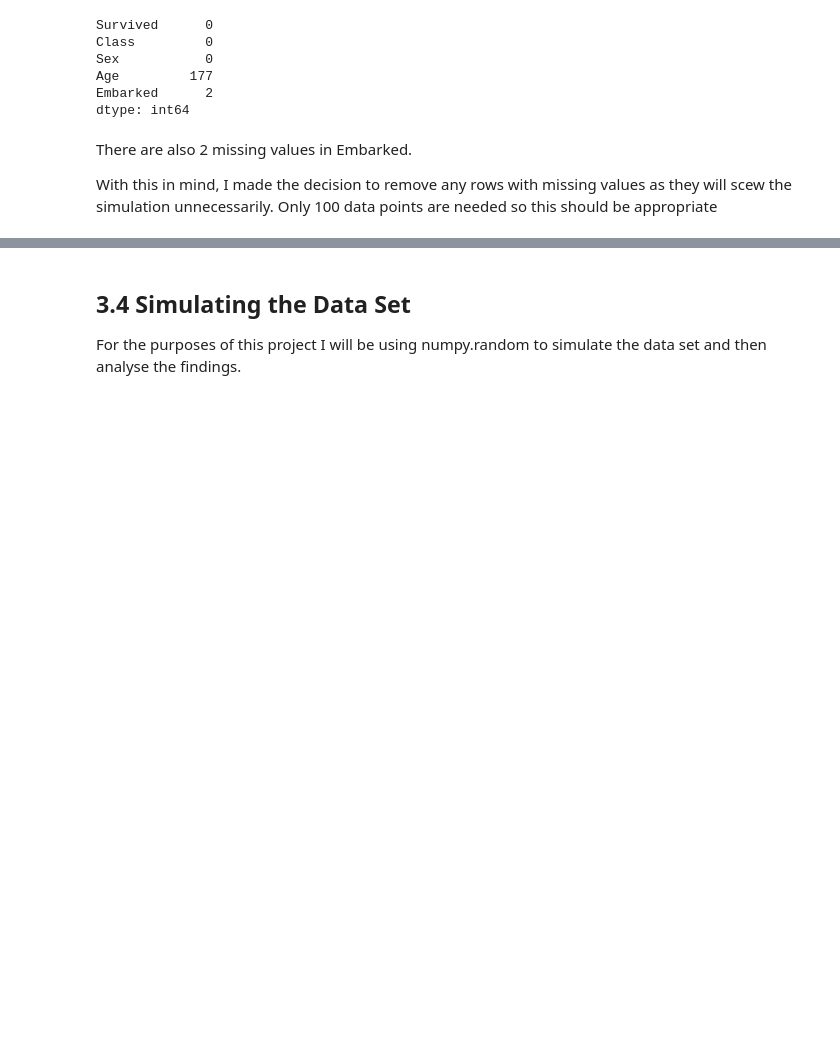
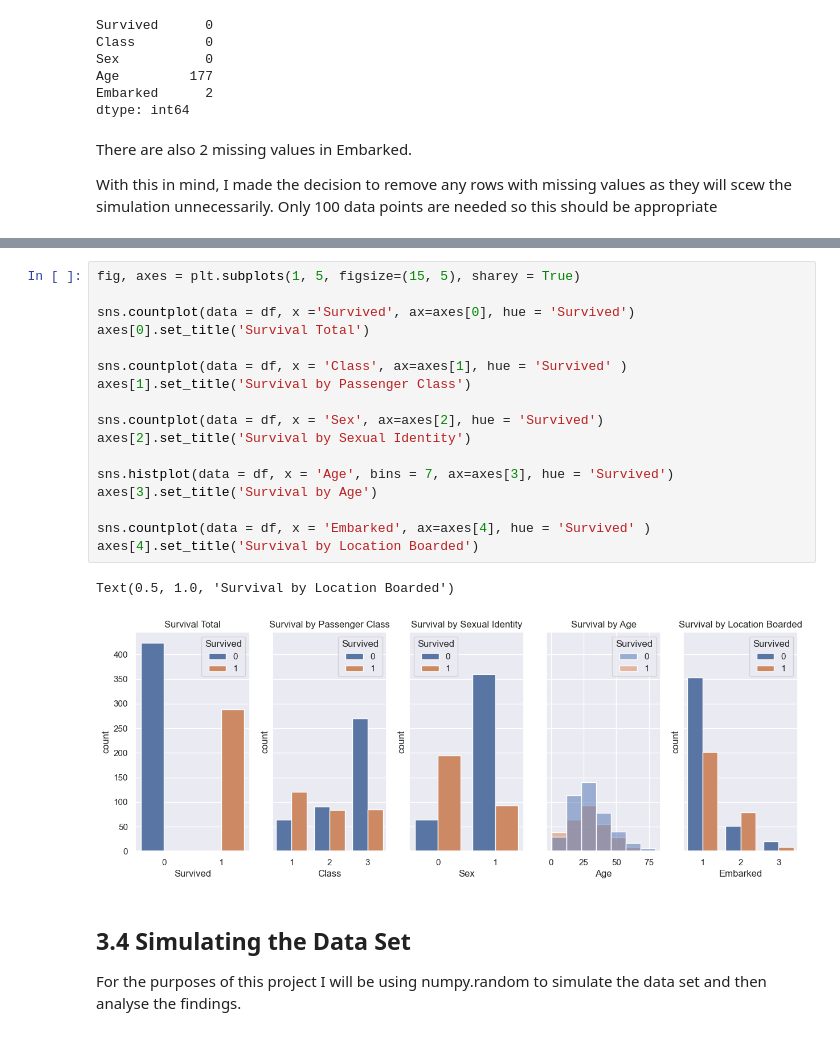
Before and after one commit to StephenCaulfield/Programming-for-Data-Analytics, a Jupyter notebook: PFDAproject.ipynb, the cells around one changed output, grey strips where cells are left out. Drawn from its saved outputs; the diff is of its cells as text; blank space fills up the shorter version.

```diff
--- a/PFDAproject.ipynb
+++ b/PFDAproject.ipynb
@@ -257,3 +310,23 @@ df.describe()
+# %%
+fig, axes = plt.subplots(1, 5, figsize=(15, 5), sharey = True)
+
+sns.countplot(data = df, x ='Survived', ax=axes[0], hue = 'Survived')
+axes[0].set_title('Survival Total')
+
+sns.countplot(data = df, x = 'Class', ax=axes[1], hue = 'Survived' )
+axes[1].set_title('Survival by Passenger Class')
+
+sns.countplot(data = df, x = 'Sex', ax=axes[2], hue = 'Survived')
+axes[2].set_title('Survival by Sexual Identity')
+
+sns.histplot(data = df, x = 'Age', bins = 7, ax=axes[3], hue = 'Survived')
+axes[3].set_title('Survival by Age')
+
+sns.countplot(data = df, x = 'Embarked', ax=axes[4], hue = 'Survived' )
+axes[4].set_title('Survival by Location Boarded')
+# %% [output]
+Text(0.5, 1.0, 'Survival by Location Boarded')
+[figure, added]
 # %% [markdown]
 ## 3.4 Simulating the Data Set
 <p> For the purposes of this project I will be using numpy.random to simulate the data set and then analyse the findings.<p>
```
Also changed, not shown: parts of 12 cells of this notebook.
